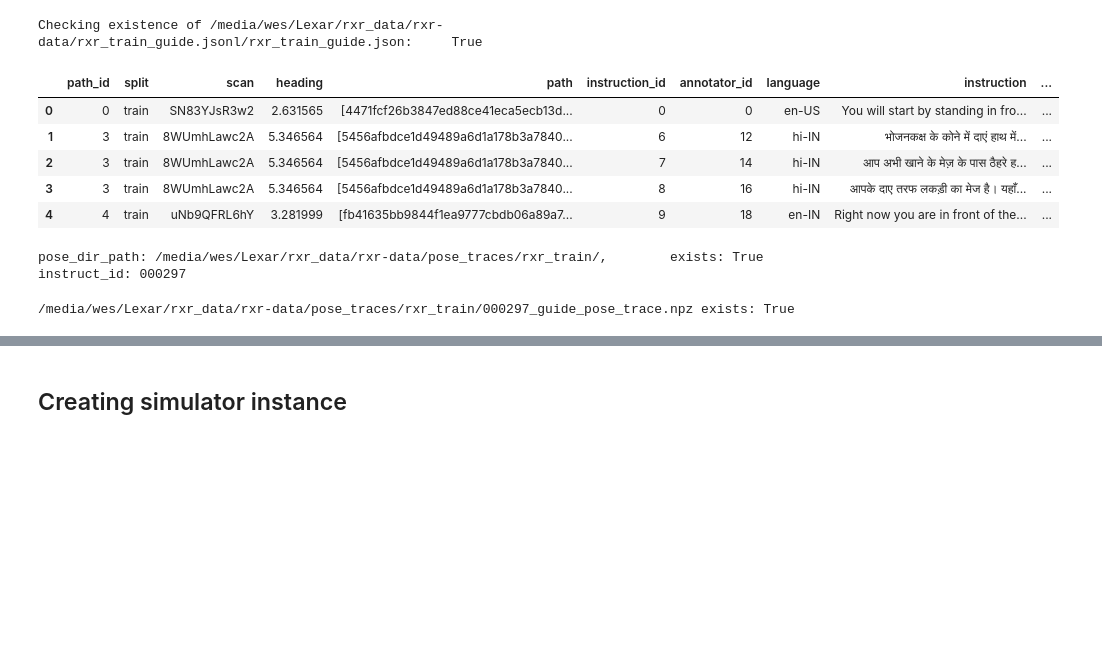
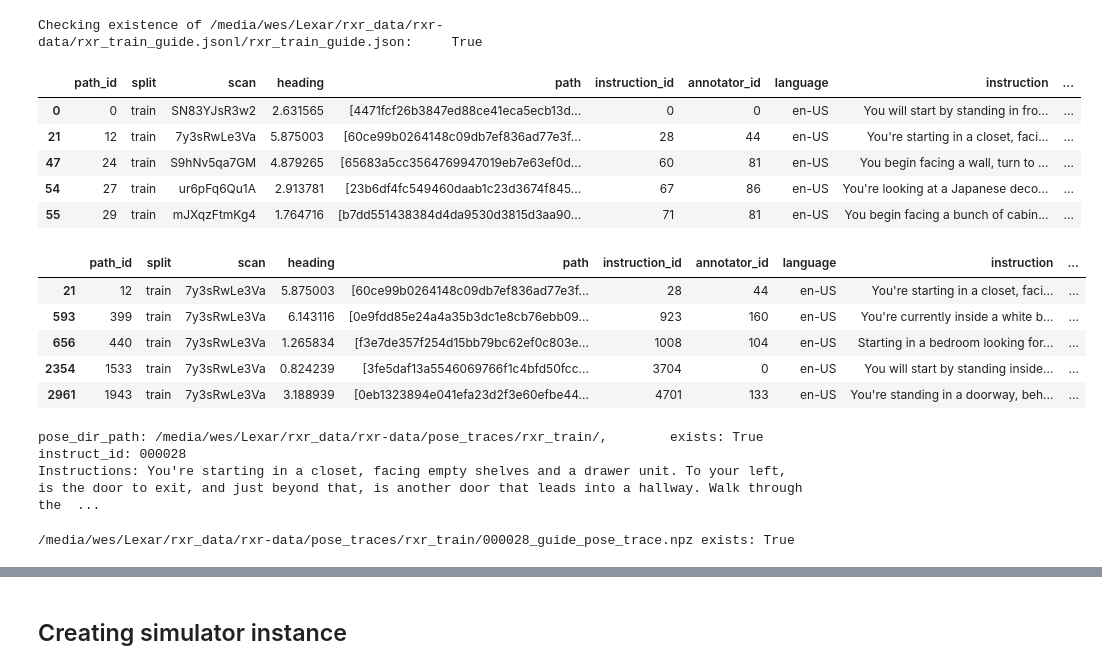
Before and after one commit to wsychiu/OCOM5300M_ResearchProject, a Jupyter notebook: data_exploration/exploring_scenes.ipynb, the cells around one changed output, grey strips where cells are left out. Cells and saved outputs as stored; diff of their text form; code cells hidden in the pictures; blank space fills up the shorter version.

```diff
--- a/data_exploration/exploring_scenes.ipynb
+++ b/data_exploration/exploring_scenes.ipynb
@@ -24,18 +44,17 @@ import magnum as mn
 # %%
 # setting up folder paths
 habitat_dir_path = "/home/wes/habitat/data/"
+rxr_data_path = "/media/wes/Lexar/rxr_data/rxr-data/"
+output_dir_path = "/home/wes/Documents/git_ws/OCOM5300M_ResearchProject/outputs/"
+
 scene_dir_path = os.path.join(habitat_dir_path, f"scene_datasets/mp3d/")
-rxr_data_path = "/media/wes/Lexar/rxr_data/rxr-data/"
-output_path = "/home/wes/Documents/git_ws/OCOM5300M_ResearchProject/outputs/"
-
+pose_dir_path = os.path.join(rxr_data_path, f'pose_traces/rxr_train/')
 mp3d_scene_config = os.path.join(scene_dir_path, f"mp3d.scene_dataset_config.json")
 
-def get_scene_path(scene_dir_path, scene_id):
-    return os.path.join(scene_dir_path, f"{scene_id}/{scene_id}.glb")
+scene_path = ''
 # %%
-scene_id = "2t7WUuJeko7"
-scene_path = get_scene_path(scene_dir_path, scene_id)
-
+# checking that paths exist
+print(f'scene_dir_path: {scene_dir_path}, \t exists: {os.path.exists(scene_dir_path)}')
+print(f'pose_dir_path: {pose_dir_path}, \t exists: {os.path.exists(pose_dir_path)}')
 print(f"mp3d_scene_config: {mp3d_scene_config}, \t exists: {os.path.exists(mp3d_scene_config)}")
-print(f"scene_path: {scene_path}, \t exists: {os.path.exists(scene_path)}")
 # %% [output]
@@ -46,0 +67,10 @@ scene_path: /home/wes/habitat/data/scene_datasets/mp3d/2t7WUuJeko7/2t7WUuJeko7.g
+# %%
+def get_scene_path(scene_id):
+    global scene_dir_path
+    return os.path.join(scene_dir_path, f"{scene_id}/{scene_id}.glb")
+# %%
+def update_scene_path(scene_id):
+    global scene_dir_path
+    scene_path = get_scene_path(scene_id)
+
+    return scene_id, scene_path
@@ -191,11 +226,14 @@ print(f'Checking existence of {annotations_path}: \t {os.path.exists(annotations
 Checking existence of /media/wes/Lexar/rxr_data/rxr-data/rxr_train_guide.jsonl/rxr_train_guide.json:     True
 # %%
 df_rxr = json_to_df(annotations_path)
+
+# only interested in the English instructions at this time
+df_rxr = df_rxr[df_rxr['language']=='en-US']
 df_rxr.head(5)
 # %% [output]
 |  | path_id | split | scan | heading | path | instruction_id | annotator_id | language | instruction | ... |
 | 0 | 0 | train | SN83YJsR3w2 | 2.631565 | [4471fcf26b3847ed88ce41eca5ecb13d... | 0 | 0 | en-US | You will start by standing in fro... | ... |
-| 1 | 3 | train | 8WUmhLawc2A | 5.346564 | [5456afbdce1d49489a6d1a178b3a7840... | 6 | 12 | hi-IN | भोजनकक्ष के कोने में दाएं हाथ में... | ... |
-| 2 | 3 | train | 8WUmhLawc2A | 5.346564 | [5456afbdce1d49489a6d1a178b3a7840... | 7 | 14 | hi-IN | आप अभी खाने के मेज़ के पास ठैहरे ह... | ... |
-| 3 | 3 | train | 8WUmhLawc2A | 5.346564 | [5456afbdce1d49489a6d1a178b3a7840... | 8 | 16 | hi-IN | आपके दाए तरफ लकड़ी का मेज है। यहाँ... | ... |
-| 4 | 4 | train | uNb9QFRL6hY | 3.281999 | [fb41635bb9844f1ea9777cbdb06a89a7... | 9 | 18 | en-IN | Right now you are in front of the... | ... |
+| 21 | 12 | train | 7y3sRwLe3Va | 5.875003 | [60ce99b0264148c09db7ef836ad77e3f... | 28 | 44 | en-US | You're starting in a closet, faci... | ... |
+| 47 | 24 | train | S9hNv5qa7GM | 4.879265 | [65683a5cc3564769947019eb7e63ef0d... | 60 | 81 | en-US | You begin facing a wall, turn to ... | ... |
+| 54 | 27 | train | ur6pFq6Qu1A | 2.913781 | [23b6df4fc549460daab1c23d3674f845... | 67 | 86 | en-US | You're looking at a Japanese deco... | ... |
+| 55 | 29 | train | mJXqzFtmKg4 | 1.764716 | [b7dd551438384d4da9530d3815d3aa90... | 71 | 81 | en-US | You begin facing a bunch of cabin... | ... |
@@ -204,19 +240,35 @@ df_rxr = df_rxr[df_rxr['language']=='en-US']
 # %%
-df_instruction = df_rxr[df_rxr['scan']=='5q7pvUzZiYa']
+# choosing a scan for testing purposes
+scene_id, scene_path = update_scene_path(df_rxr['scan'].iloc[1])
+sim_settings['scene'] = scene_path
+
+# finding all instructions relating to that scene
+df_instruction = df_rxr[df_rxr['scan']==scene_id]
+df_instruction.head()
+# %% [output]
+|  | path_id | split | scan | heading | path | instruction_id | annotator_id | language | instruction | ... |
+| 21 | 12 | train | 7y3sRwLe3Va | 5.875003 | [60ce99b0264148c09db7ef836ad77e3f... | 28 | 44 | en-US | You're starting in a closet, faci... | ... |
+| 593 | 399 | train | 7y3sRwLe3Va | 6.143116 | [0e9fdd85e24a4a35b3dc1e8cb76ebb09... | 923 | 160 | en-US | You're currently inside a white b... | ... |
+| 656 | 440 | train | 7y3sRwLe3Va | 1.265834 | [f3e7de357f254d15bb79bc62ef0c803e... | 1008 | 104 | en-US | Starting in a bedroom looking for... | ... |
+| 2354 | 1533 | train | 7y3sRwLe3Va | 0.824239 | [3fe5daf13a5546069766f1c4bfd50fcc... | 3704 | 0 | en-US | You will start by standing inside... | ... |
+| 2961 | 1943 | train | 7y3sRwLe3Va | 3.188939 | [0eb1323894e041efa23d2f3e60efbe44... | 4701 | 133 | en-US | You're standing in a doorway, beh... | ... |
 # %%
-pose_dir_path = '/media/wes/Lexar/rxr_data/rxr-data/pose_traces/rxr_train/'
+# finding the pose traces relating to that particular instruction
 instruction_id = df_instruction['instruction_id'].iloc[0]
 instruct_id = ('000000' + str(instruction_id))[-6:]
 print(f'pose_dir_path: {pose_dir_path}, \t exists: {os.path.exists(pose_dir_path)}')
 print(f'instruct_id: {instruct_id}')
+print(f'Instructions: {df_instruction["instruction"].iloc[0]}')
 # %% [output]
 pose_dir_path: /media/wes/Lexar/rxr_data/rxr-data/pose_traces/rxr_train/,        exists: True
-instruct_id: 000297
+instruct_id: 000028
+Instructions: You're starting in a closet, facing empty shelves and a drawer unit. To your left, is the door to exit, and just beyond that, is another door that leads into a hallway. Walk through the  ...
 # %%
-pose_trace_path = os.path.join(pose_dir_path, f'{instruction_id}_guide_pose_trace.npz')
+# Retrieving the pose trace
+pose_trace_path = os.path.join(pose_dir_path, f'{instruct_id}_guide_pose_trace.npz')
 print(f'{pose_trace_path} exists: {os.path.exists(pose_trace_path)}')
 # %% [output]
-/media/wes/Lexar/rxr_data/rxr-data/pose_traces/rxr_train/000297_guide_pose_trace.npz exists: True
+/media/wes/Lexar/rxr_data/rxr-data/pose_traces/rxr_train/000028_guide_pose_trace.npz exists: True
 # %%
 pose_trace = np.load(pose_trace_path)
 poses = pose_trace['extrinsic_matrix']
```
Also changed, not shown: parts of 53 cells of this notebook, 1 other file.
